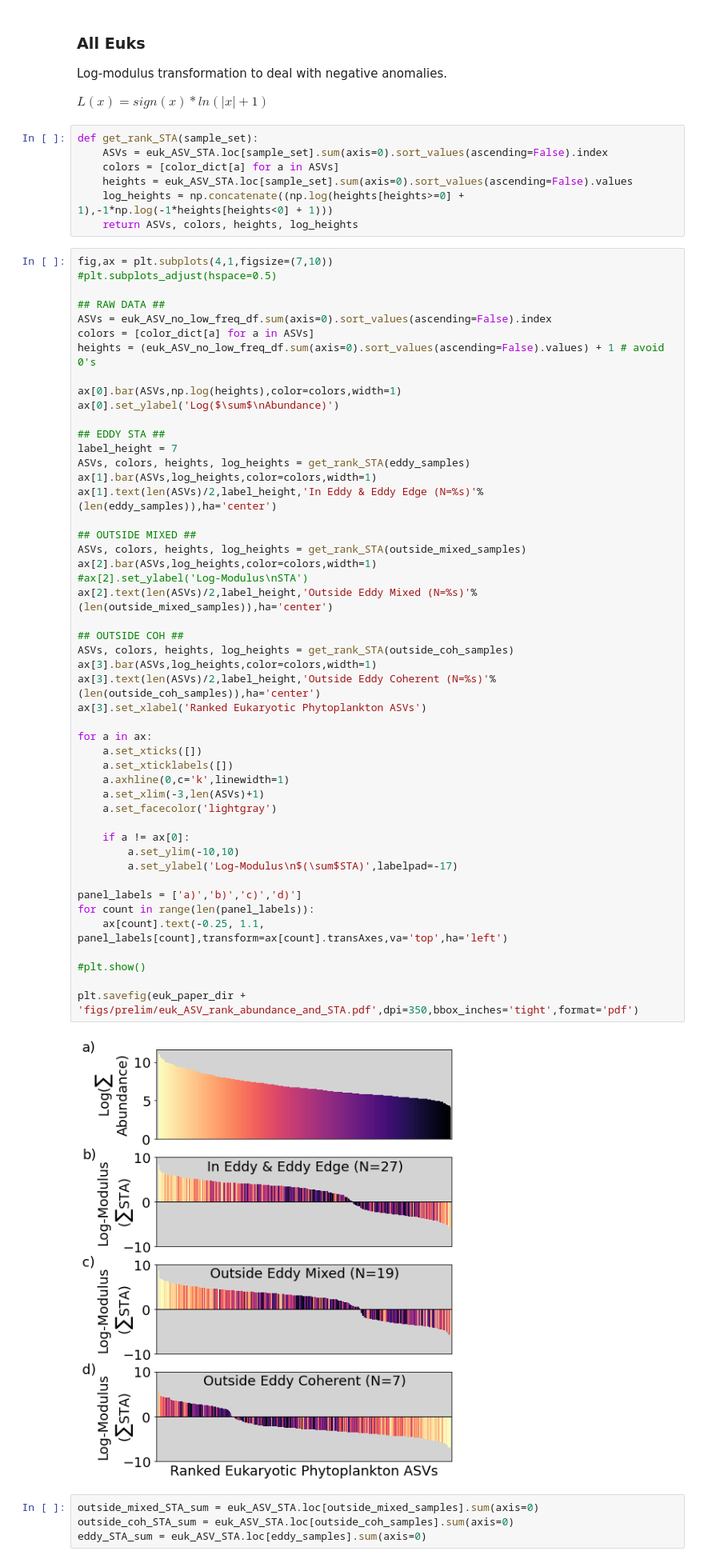
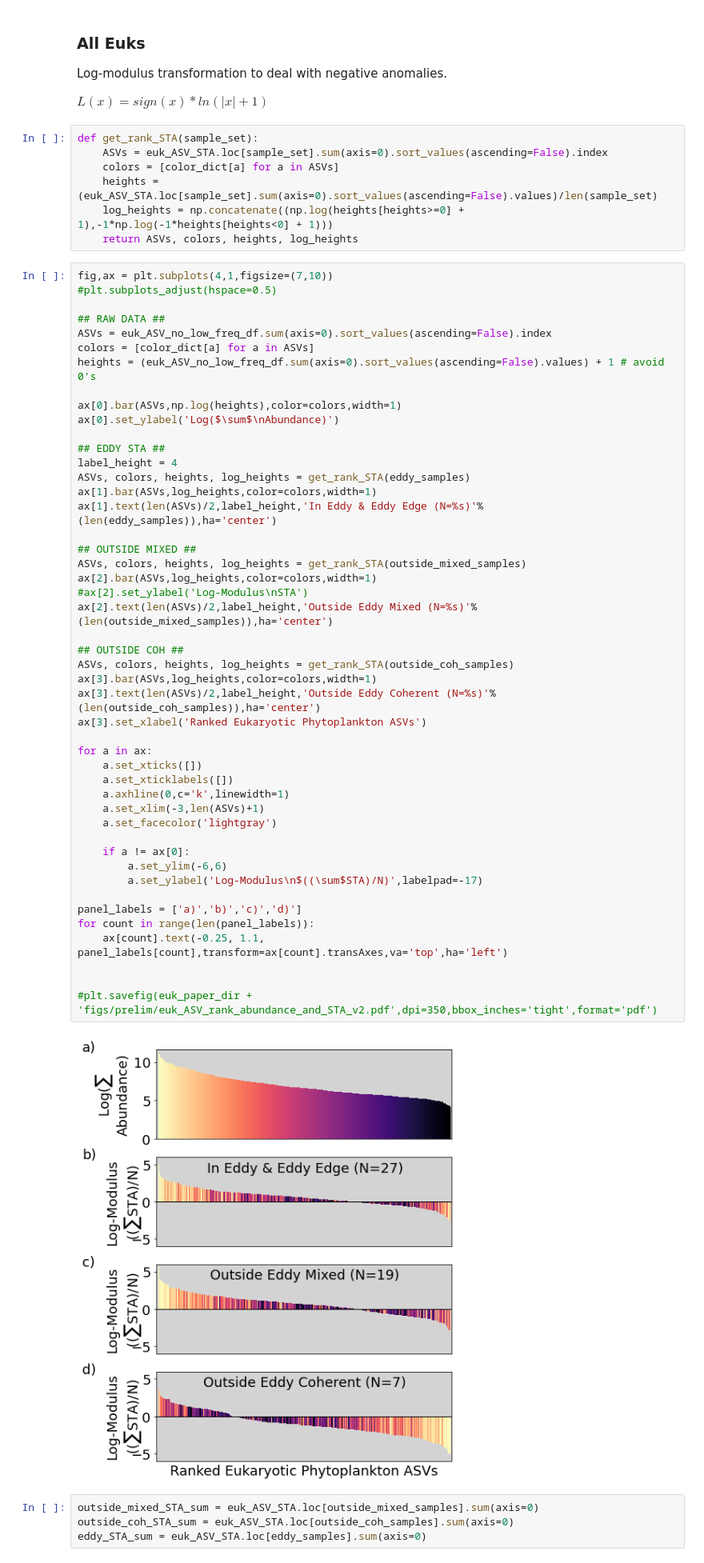
Before and after one commit to lexi-jones/G4_phyto_advection, a Jupyter notebook: phytoplankton_pipeline/pcc_dist_by_physical_state_v2.ipynb, the cells around one changed output. Shown at 80% size. Drawn from its saved outputs; the diff is of its cells as text.

```diff
--- a/phytoplankton_pipeline/pcc_dist_by_physical_state_v2.ipynb
+++ b/phytoplankton_pipeline/pcc_dist_by_physical_state_v2.ipynb
@@ -167,7 +167,7 @@ $L(x) = sign(x) * ln(|x| + 1)$
 def get_rank_STA(sample_set):
     ASVs = euk_ASV_STA.loc[sample_set].sum(axis=0).sort_values(ascending=False).index
     colors = [color_dict[a] for a in ASVs]
-    heights = euk_ASV_STA.loc[sample_set].sum(axis=0).sort_values(ascending=False).values
+    heights = (euk_ASV_STA.loc[sample_set].sum(axis=0).sort_values(ascending=False).values)/len(sample_set)
     log_heights = np.concatenate((np.log(heights[heights>=0] + 1),-1*np.log(-1*heights[heights<0] + 1)))
     return ASVs, colors, heights, log_heights
 # %%
@@ -183,43 +183,42 @@ ax[0].bar(ASVs,np.log(heights),color=colors,width=1)
 ax[0].set_ylabel('Log($\sum$\nAbundance)')
 
 ## EDDY STA ##
-label_height = 7
+label_height = 4
 ASVs, colors, heights, log_heights = get_rank_STA(eddy_samples)
 ax[1].bar(ASVs,log_heights,color=colors,width=1)
 ax[1].text(len(ASVs)/2,label_height,'In Eddy & Eddy Edge (N=%s)'%(len(eddy_samples)),ha='center')
 
 ## OUTSIDE MIXED ##
 ASVs, colors, heights, log_heights = get_rank_STA(outside_mixed_samples)
 ax[2].bar(ASVs,log_heights,color=colors,width=1)
 #ax[2].set_ylabel('Log-Modulus\nSTA')
 ax[2].text(len(ASVs)/2,label_height,'Outside Eddy Mixed (N=%s)'%(len(outside_mixed_samples)),ha='center')
 
 ## OUTSIDE COH ##
 ASVs, colors, heights, log_heights = get_rank_STA(outside_coh_samples)
 ax[3].bar(ASVs,log_heights,color=colors,width=1)
 ax[3].text(len(ASVs)/2,label_height,'Outside Eddy Coherent (N=%s)'%(len(outside_coh_samples)),ha='center')
 ax[3].set_xlabel('Ranked Eukaryotic Phytoplankton ASVs')
 
 for a in ax:
     a.set_xticks([])
     a.set_xticklabels([])
     a.axhline(0,c='k',linewidth=1)
     a.set_xlim(-3,len(ASVs)+1)
     a.set_facecolor('lightgray')
 
     if a != ax[0]:
-        a.set_ylim(-10,10)
-        a.set_ylabel('Log-Modulus\n$(\sum$STA)',labelpad=-17)
+        a.set_ylim(-6,6)
+        a.set_ylabel('Log-Modulus\n$((\sum$STA)/N)',labelpad=-17)
 
 panel_labels = ['a)','b)','c)','d)']
 for count in range(len(panel_labels)):
     ax[count].text(-0.25, 1.1, panel_labels[count],transform=ax[count].transAxes,va='top',ha='left')
 
-#plt.show()
 
-plt.savefig(euk_paper_dir + 'figs/prelim/euk_ASV_rank_abundance_and_STA.pdf',dpi=350,bbox_inches='tight',format='pdf')
+#plt.savefig(euk_paper_dir + 'figs/prelim/euk_ASV_rank_abundance_and_STA_v2.pdf',dpi=350,bbox_inches='tight',format='pdf')
 # %% [output]
-[figure, old version]
+[figure, new version]
 # %%
 outside_mixed_STA_sum = euk_ASV_STA.loc[outside_mixed_samples].sum(axis=0)
 outside_coh_STA_sum = euk_ASV_STA.loc[outside_coh_samples].sum(axis=0)
```
Also changed, not shown: parts of 3 cells of this notebook, 1 other file.
